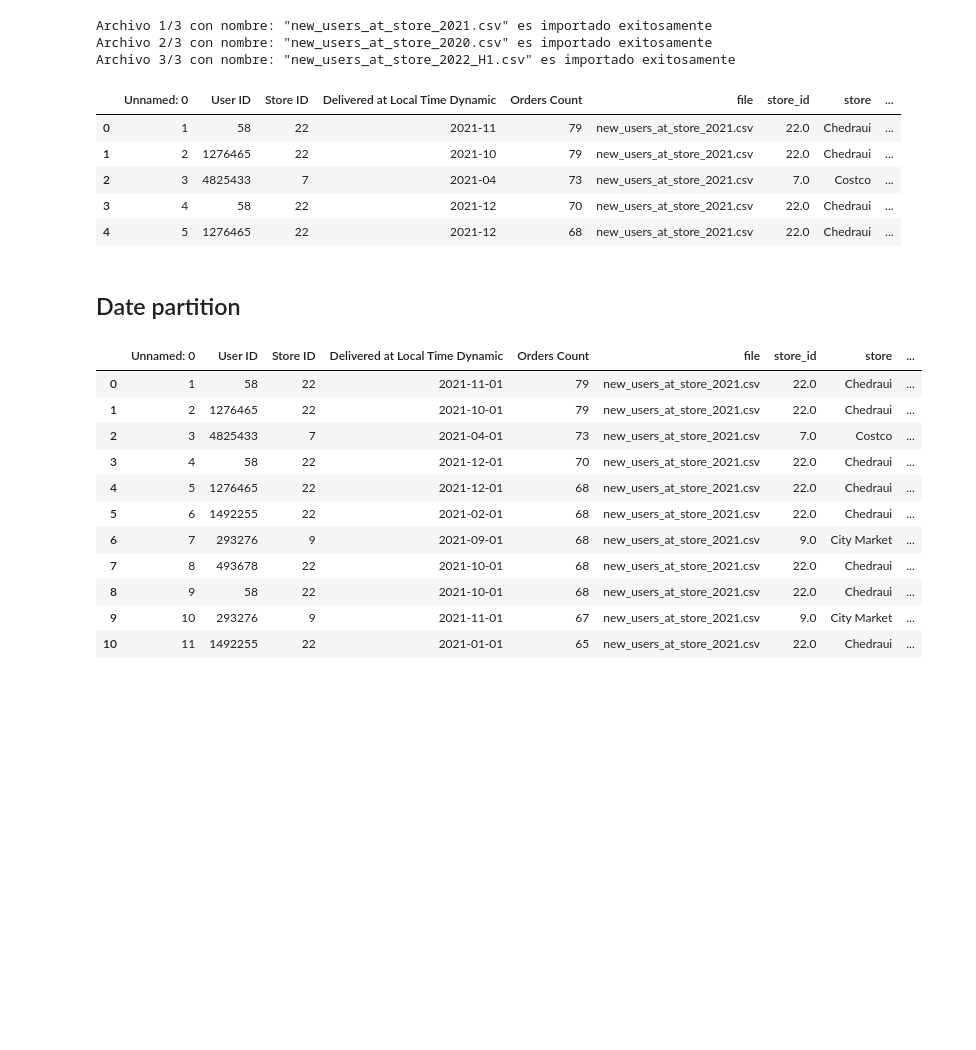
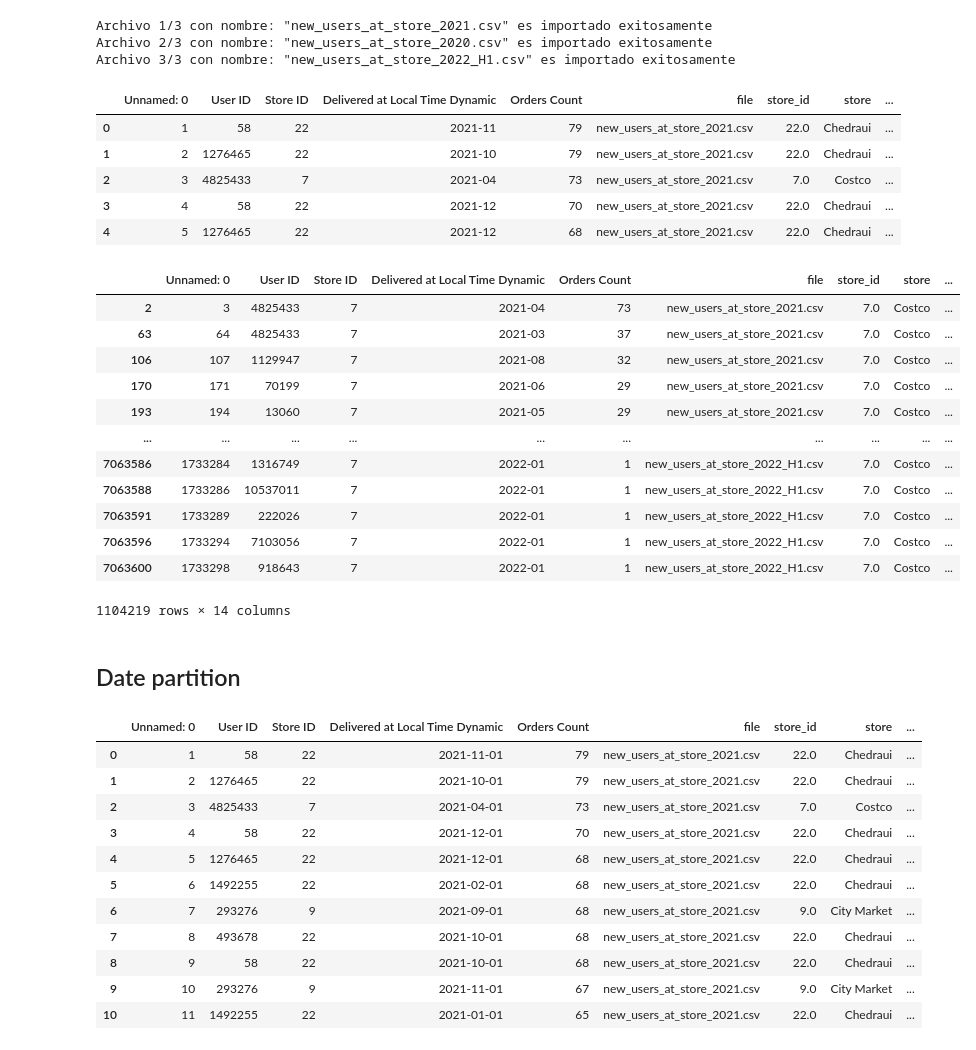
Before and after one commit to Afroefras/cornershop, a Jupyter notebook: notebooks/requests/new_users_at_store.ipynb, the cells around one changed output. Cells and saved outputs as stored; diff of their text form; code cells hidden in the pictures; blank space fills up the shorter version.

Commit message:
New users at store by week

```diff
--- a/notebooks/requests/new_users_at_store.ipynb
+++ b/notebooks/requests/new_users_at_store.ipynb
@@ -20,7 +20,7 @@ class NewUsers:
         # Asigna el nombre base como atributo
         self.file_name = file_base_name
         # Encuentra todos los archivos que comiencen con el nombre base en el directorio
-        self.files_list = [x for x in self.base_dir.glob('*') if re_search(f'{self.file_name}_(?!result).+\.csv', str(x))]
+        self.files_list = [x for x in self.base_dir.glob('*.csv') if re_search(f'{self.file_name}_(?!result).+\.csv', str(x))]
         self.stores_file = self.base_dir.joinpath('stores.csv')
 
 
@@ -48,17 +48,20 @@ class NewUsers:
         self.df = self.df.merge(self.stores, left_on='Store ID', right_on='store_id', how='left')
 
 
-    def get_date_partitions(self, date_col: str='Delivered at Local Time Dynamic')-> None:
+    def get_date_partitions(self, date_col: str)-> None:
         self.df[date_col] = to_datetime(self.df[date_col])
         self.df['year'] = self.df[date_col].dt.year
         self.df['month'] = self.df[date_col].dt.month
+        self.df['week'] = self.df[date_col].dt.isocalendar().week
         self.df['quarter'] = self.df[date_col].dt.quarter
         self.df['year_month'] = self.df['year'].astype(str) + '_' + self.df['month'].map(lambda x: str(x).zfill(2))
+        self.df['year_week'] = self.df['year'].astype(str) + '_' + self.df['week'].map(lambda x: str(x).zfill(2))
         self.df['year_quarter'] = self.df['year'].astype(str) + '_' + self.df['quarter'].map(lambda x: str(x).zfill(2))
 
 
     def user_rank(self, date_col: str, cols_to_group: list, cols_to_sum: list) -> DataFrame:
         data = nu.df.groupby(cols_to_group)[cols_to_sum].sum().reset_index()
+
         tmp = data.groupby([x for x in cols_to_group if x!=date_col]).size()
         rank = tmp.map(range)
         rank =[item for sublist in rank for item in sublist]
@@ -99,6 +102,23 @@ Archivo 3/3 con nombre: "new_users_at_store_2022_H1.csv" es importado exitosamen
 | 2 | 3 | 4825433 | 7 | 2021-04 | 73 | new_users_at_store_2021.csv | 7.0 | Costco | ... |
 | 3 | 4 | 58 | 22 | 2021-12 | 70 | new_users_at_store_2021.csv | 22.0 | Chedraui | ... |
 | 4 | 5 | 1276465 | 22 | 2021-12 | 68 | new_users_at_store_2021.csv | 22.0 | Chedraui | ... |
+# %%
+filtrar = read_csv('audiencia.csv')
+nu.df = nu.df[(nu.df['store_id']==7)&(nu.df['User ID'].isin(filtrar['user_id']))].copy()
+# %% [output]
+|  | Unnamed: 0 | User ID | Store ID | Delivered at Local Time Dynamic | Orders Count | file | store_id | store | ... |
+| 2 | 3 | 4825433 | 7 | 2021-04 | 73 | new_users_at_store_2021.csv | 7.0 | Costco | ... |
+| 63 | 64 | 4825433 | 7 | 2021-03 | 37 | new_users_at_store_2021.csv | 7.0 | Costco | ... |
+| 106 | 107 | 1129947 | 7 | 2021-08 | 32 | new_users_at_store_2021.csv | 7.0 | Costco | ... |
+| 170 | 171 | 70199 | 7 | 2021-06 | 29 | new_users_at_store_2021.csv | 7.0 | Costco | ... |
+| 193 | 194 | 13060 | 7 | 2021-05 | 29 | new_users_at_store_2021.csv | 7.0 | Costco | ... |
+| ... | ... | ... | ... | ... | ... | ... | ... | ... | ... |
+| 7063586 | 1733284 | 1316749 | 7 | 2022-01 | 1 | new_users_at_store_2022_H1.csv | 7.0 | Costco | ... |
+| 7063588 | 1733286 | 10537011 | 7 | 2022-01 | 1 | new_users_at_store_2022_H1.csv | 7.0 | Costco | ... |
+| 7063591 | 1733289 | 222026 | 7 | 2022-01 | 1 | new_users_at_store_2022_H1.csv | 7.0 | Costco | ... |
+| 7063596 | 1733294 | 7103056 | 7 | 2022-01 | 1 | new_users_at_store_2022_H1.csv | 7.0 | Costco | ... |
+| 7063600 | 1733298 | 918643 | 7 | 2022-01 | 1 | new_users_at_store_2022_H1.csv | 7.0 | Costco | ... |
+1104219 rows × 14 columns
 # %% [markdown]
 ## Date partition
 # %%
```
Also changed, not shown: parts of 1 cell of this notebook, 2 other files.
